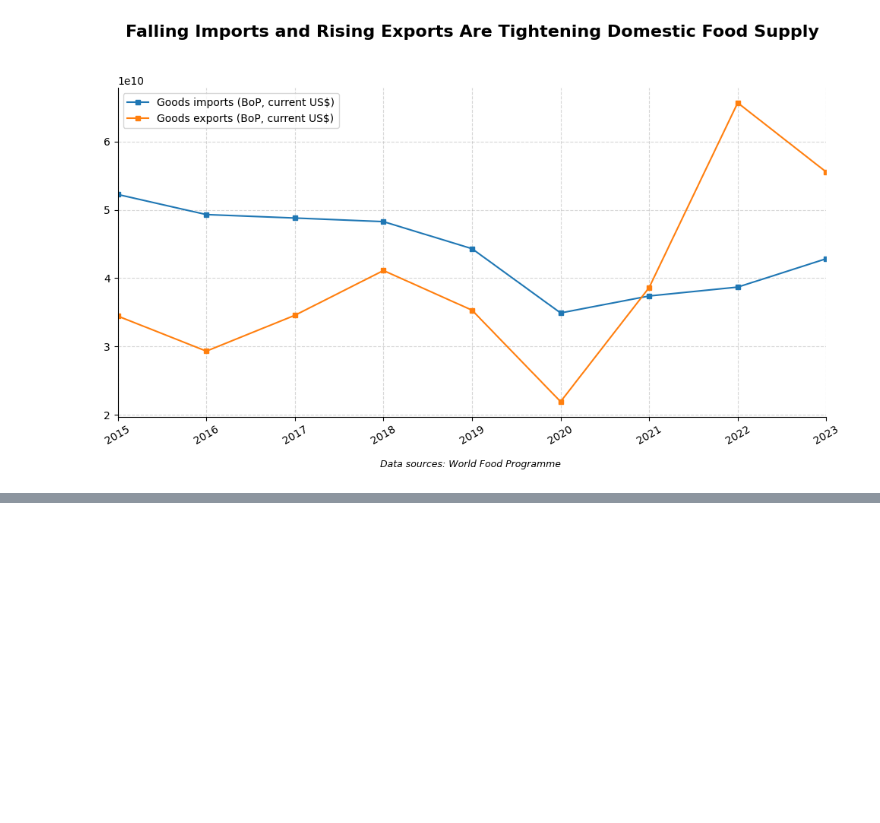
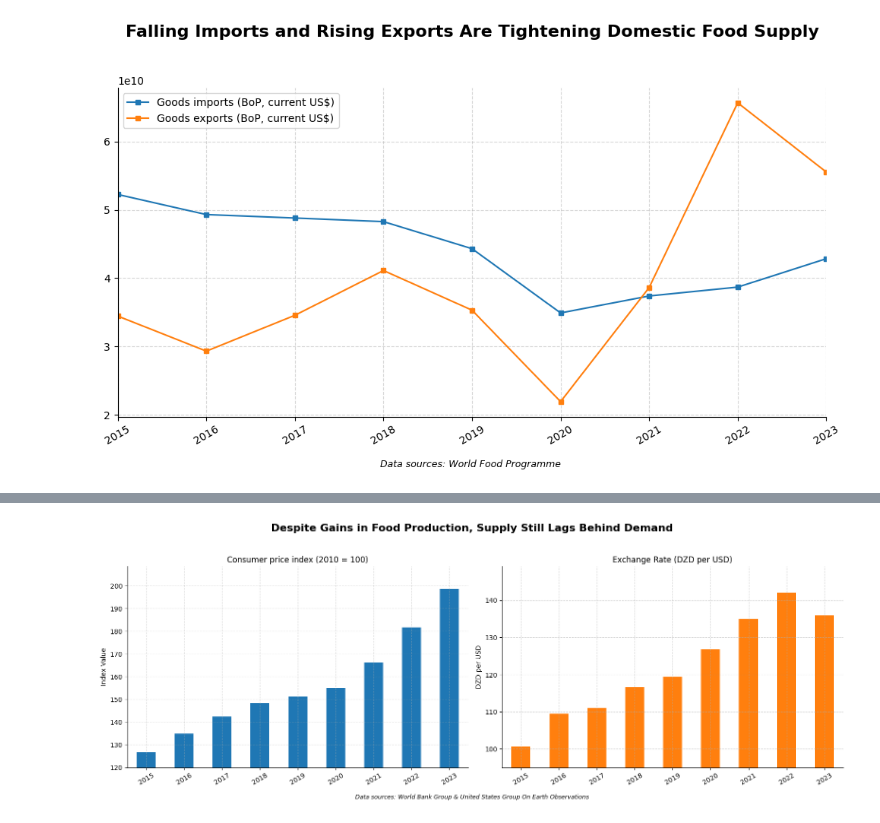
Before and after one commit to solxire88/algerian-food-pricing, a Jupyter notebook: notebooks/EDA.ipynb, the cells around one changed output, grey strips where cells are left out. Drawn from its saved outputs; the diff is of its cells as text; code cells hidden in the pictures; blank space fills up the shorter version.

```diff
--- a/notebooks/EDA.ipynb
+++ b/notebooks/EDA.ipynb
@@ -209,30 +217,37 @@ indicators_year['Consumer price index (2010 = 100)'].plot(
     xlabel="",
     rot=30,
     ylim=(120,None)
 )
 
 indicators_year['Official exchange rate (LCU per US$, period average)'].plot(
     ax=ax[1],
     color=colors[1],
     ylim=(95,None),
     kind='bar',
     title="Exchange Rate (DZD per USD)",
     ylabel="DZD per USD",
     xlabel="",
     rot=30
 )
 
 for a in ax:
     a.grid(which='major', linestyle='--', alpha=0.5)
     a.spines['top'].set_visible(False)
     a.spines['right'].set_visible(False)
 
 fig.suptitle("Despite Gains in Food Production, Supply Still Lags Behind Demand", fontsize=16, fontweight='bold')
 
 fig.text(
     0.5, 0.01,
     'Data sources: World Bank Group & United States Group On Earth Observations',
     ha='center', fontsize=9, style='italic'
 )
 plt.tight_layout(rect=[0, 0.03, 1, 0.95])
 plt.show()
+fig.savefig(
+    "../dashboard/Inflation.png",
+    dpi=300,
+    bbox_inches='tight'
+)
+# %% [output]
+[figure, added]
```
Also changed, not shown: parts of 1 cell of this notebook, 1 other file.
